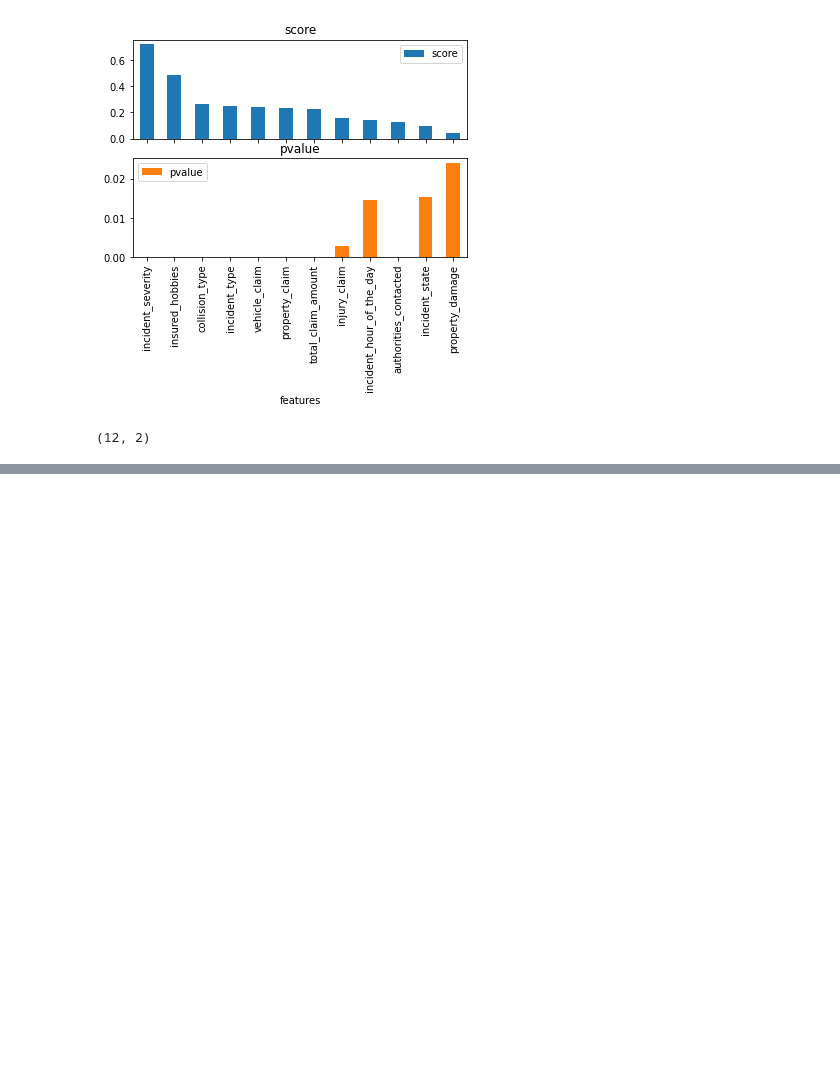
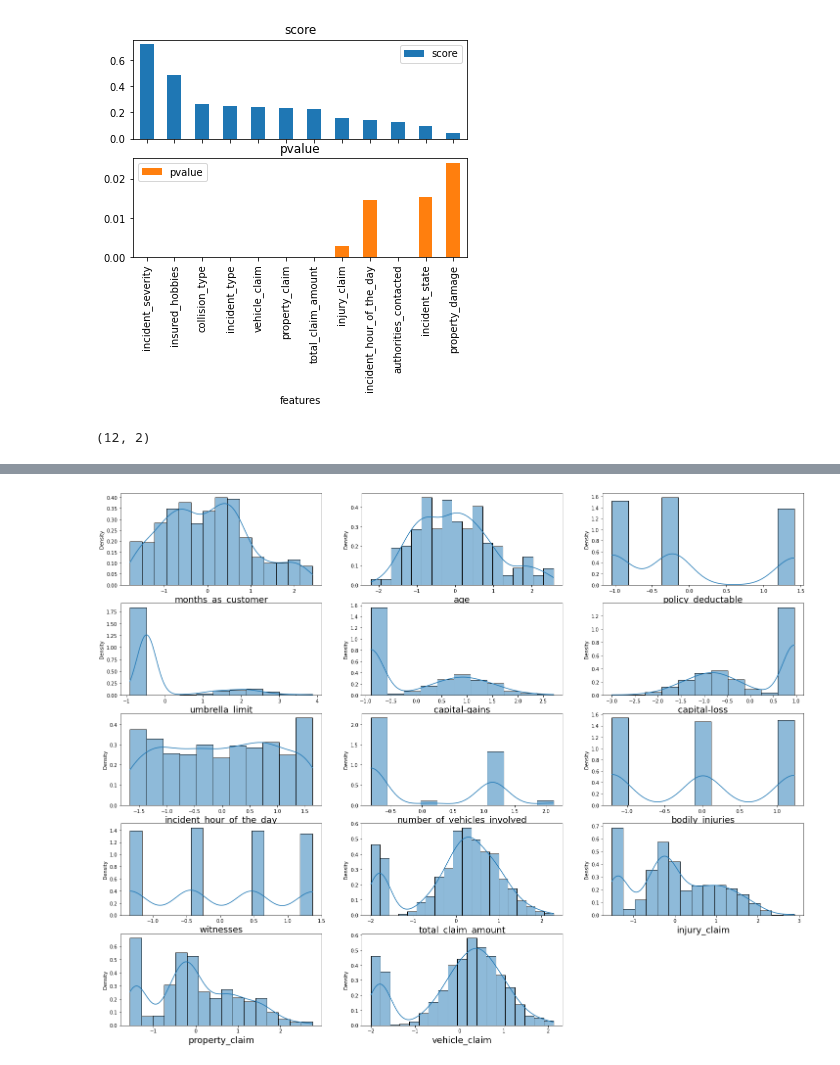
Before and after one commit to zobekenobe/DT-Evaluation-Project, a Jupyter notebook: Project 10.ipynb, the cells around one changed output, grey strips where cells are left out. Cells and saved outputs as stored; diff of their text form; code cells hidden in the pictures; blank space fills up the shorter version.

```diff
--- a/Project 10.ipynb
+++ b/Project 10.ipynb
@@ -283,0 +463,3 @@ only 12 features show high correlation value
+# %%
+# we drop the auto_make, auto_model and t columns
+df.drop(columns = ['auto_make', 'auto_model', 't'],inplace = True)
@@ -283,0 +480,3 @@ only 12 features show high correlation value
+# %%
+# The auto_year feature is found to have the lowest correlation coefficient and hence we drop it
+df.drop('auto_year', axis = 1, inplace = True)
@@ -283,0 +501,6 @@ only 12 features show high correlation value
+# %%
+numeric_features.remove('auto_year')
+# %%
+from sklearn.decomposition import PCA
+
+df[numeric_features] = StandardScaler().fit_transform(df[numeric_features])
@@ -283,0 +519,13 @@ only 12 features show high correlation value
+# %%
+# plotting a histogram for the numeric features to check the distribution of the numeric features
+plt.figure(figsize = (25, 20))
+plotnumber = 1
+for col in numeric_features:
+    if plotnumber < 16:
+        plt.subplot(5,3, plotnumber)
+        sns.histplot(df[col], kde = True, stat = 'density')
+        plt.xlabel(col, fontsize = 18)
+    plotnumber += 1
+plt.show()
+# %% [output]
+[figure, added]
```
Also changed, not shown: parts of 61 cells of this notebook.
